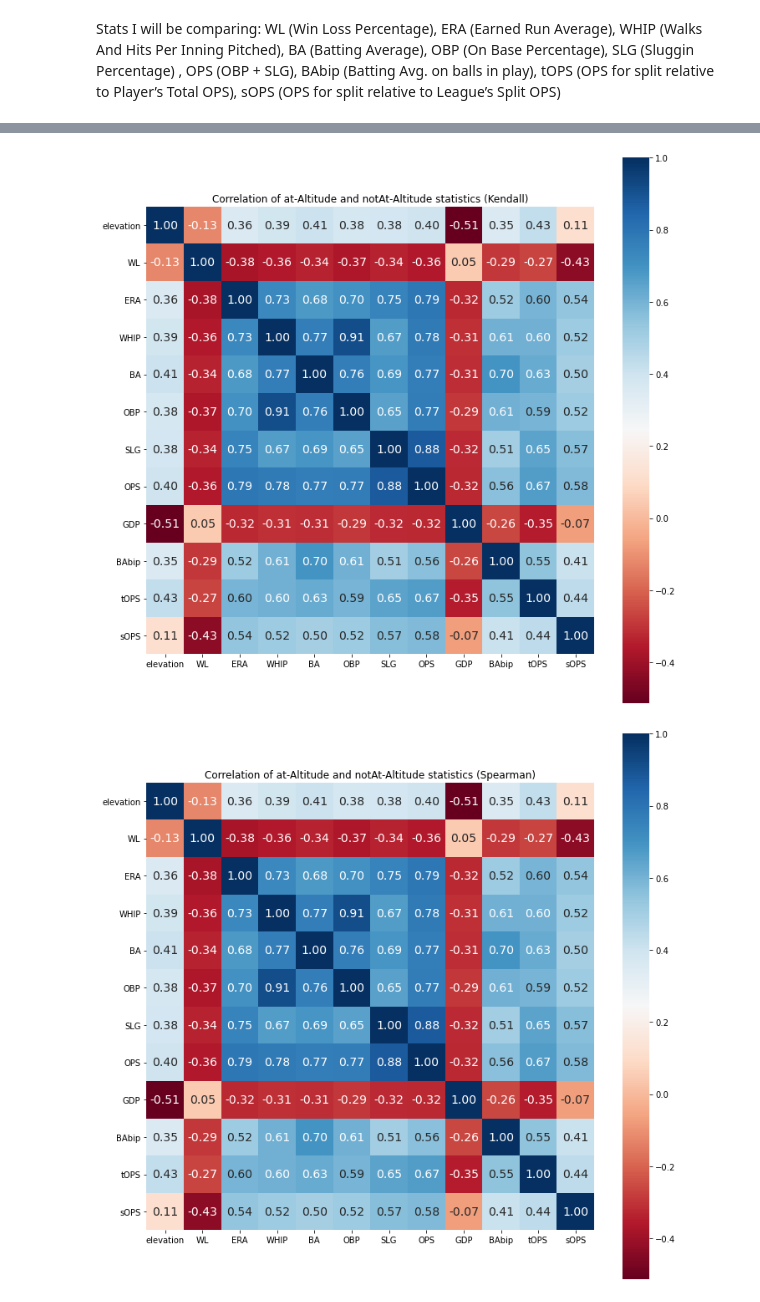
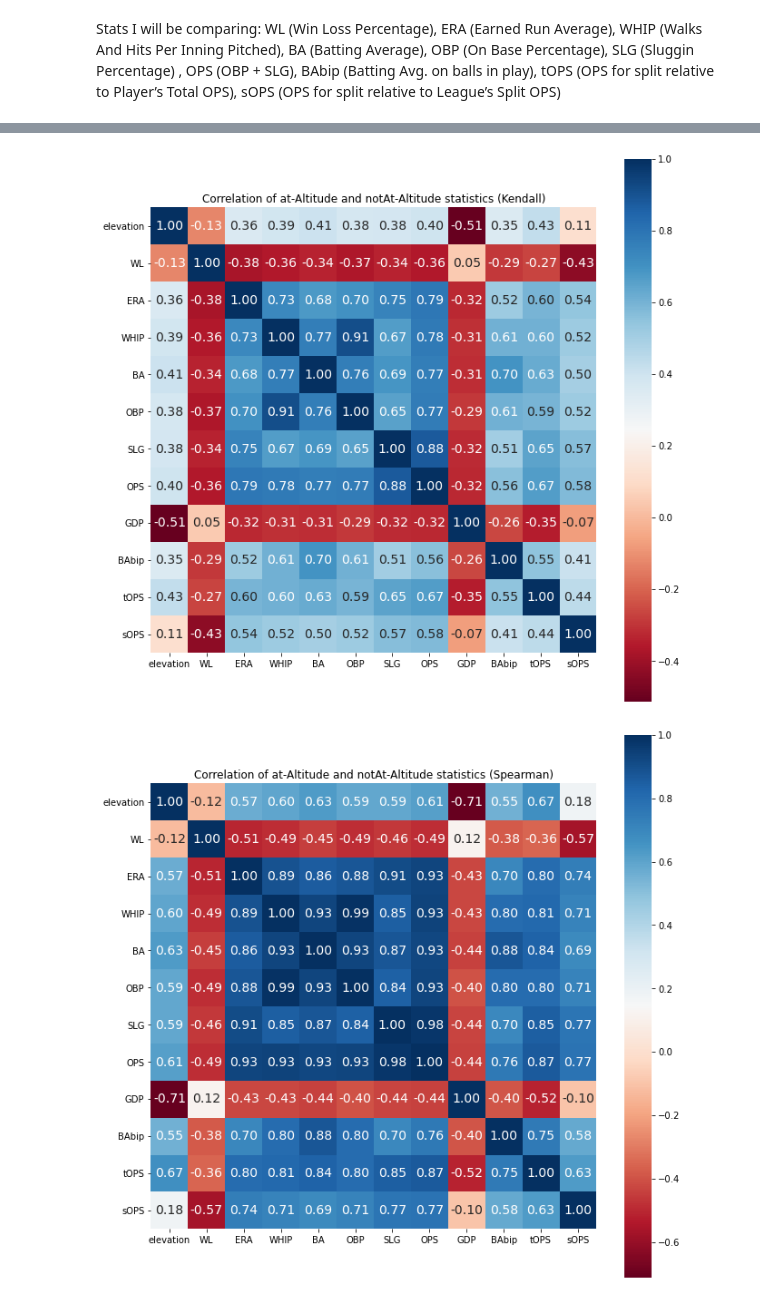
Before and after one commit to Chernide/BaseballPredictorCSCI-5502, a Jupyter notebook: altitude/altitudeAnalysis.ipynb, the cells around one changed output, grey strips where cells are left out. Cells and saved outputs as stored; diff of their text form; code cells hidden in the pictures.

```diff
--- a/altitude/altitudeAnalysis.ipynb
+++ b/altitude/altitudeAnalysis.ipynb
@@ -124,18 +135,18 @@ plt.show()
 # %%
 corrKendall = allData.corr(method = 'kendall')
-plt.figure(figsize=(12,12))
+plt.figure(figsize=(11,11))
 sns.heatmap(corrKendall, square = True, annot = True, fmt = '.2f', annot_kws = {'size': 14}, \
             cmap = 'RdBu')
 plt.title('Correlation of at-Altitude and notAt-Altitude statistics (Kendall)')
 plt.show()
 # %% [output]
-[figure, old version]
+[figure, new version]
 # %%
 corrSpearman = allData.corr(method = 'spearman')
-plt.figure(figsize=(12,12))
-sns.heatmap(corrKendall, square = True, annot = True, fmt = '.2f', annot_kws = {'size': 14}, \
+plt.figure(figsize=(11,11))
+sns.heatmap(corrSpearman, square = True, annot = True, fmt = '.2f', annot_kws = {'size': 14}, \
             cmap = 'RdBu')
 plt.title('Correlation of at-Altitude and notAt-Altitude statistics (Spearman)')
 plt.show()
 # %% [output]
-[figure, old version]
+[figure, new version]
```
Also changed, not shown: parts of 5 cells of this notebook.
